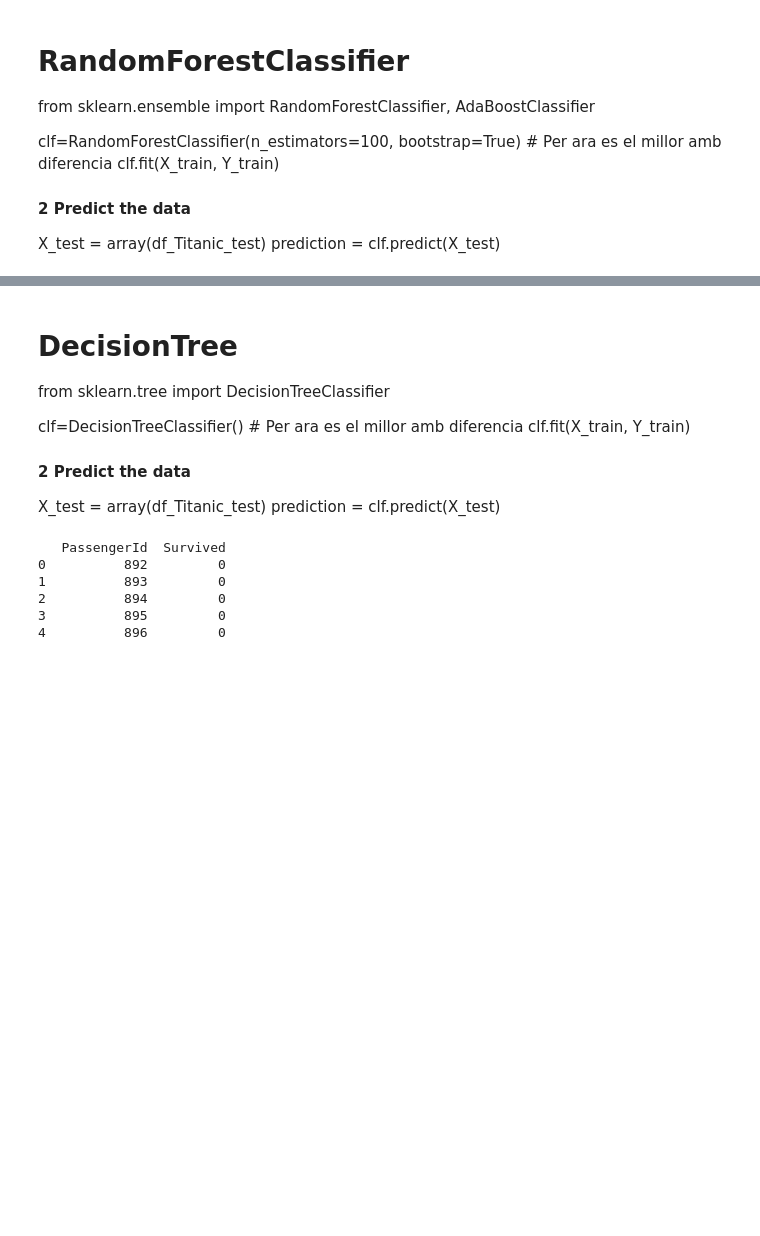
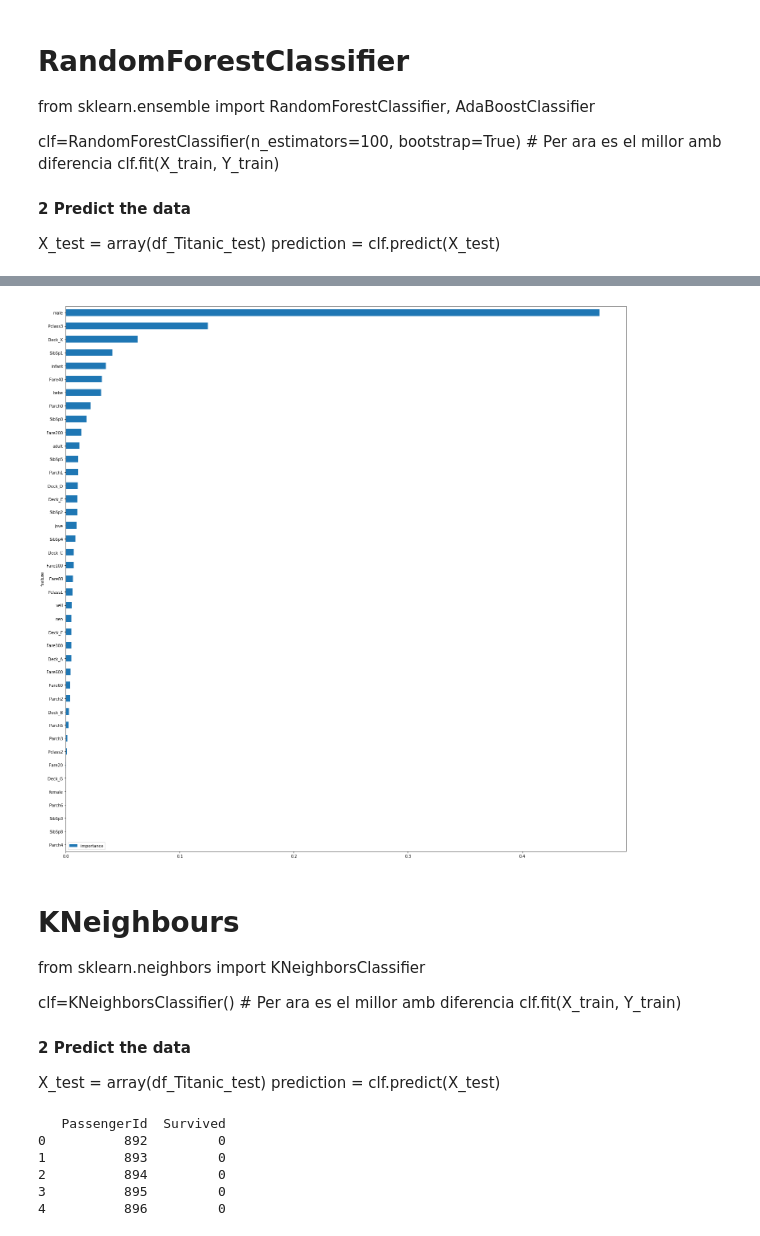
Before and after one commit to PCerralbo/Titanic_DC, a Jupyter notebook: Titanic_PC_Submission.ipynb, the cells around one changed output, grey strips where cells are left out. Saved outputs shown, nothing was run; the diff lists cells and outputs as text; code cells hidden in the pictures; blank space fills up the shorter version.

```diff
--- a/Titanic_PC_Submission.ipynb
+++ b/Titanic_PC_Submission.ipynb
@@ -758,3 +758,9 @@ clf.fit(X_train, Y_train)
 #### 2 Predict the data
 X_test = array(df_Titanic_test)
 prediction = clf.predict(X_test)
+# %%
+# DecisionTree
+from sklearn.tree import DecisionTreeClassifier
+
+clf=DecisionTreeClassifier() # Per ara es el millor amb diferencia
+clf.fit(X_train, Y_train)
@@ -760,0 +769,11 @@ prediction = clf.predict(X_test)
+# %%
+features = pd.DataFrame()
+features['feature'] = df_Titanic.columns[1:]
+features['importance'] = clf.feature_importances_
+features.sort_values(by=['importance'], ascending=True, inplace=True)
+features.set_index('feature', inplace=True)
+
+features.plot(kind='barh', figsize=(25, 25))
+plt.show()
+# %% [output]
+[figure, added]
@@ -761,8 +784,8 @@ prediction = clf.predict(X_test)
 # %% [markdown]
-# DecisionTree
-from sklearn.tree import DecisionTreeClassifier
+# KNeighbours
+from sklearn.neighbors import KNeighborsClassifier
 
-clf=DecisionTreeClassifier() # Per ara es el millor amb diferencia
+clf=KNeighborsClassifier() # Per ara es el millor amb diferencia
 clf.fit(X_train, Y_train)
 
 #### 2 Predict the data
```
Also changed, not shown: parts of 3 cells of this notebook.
